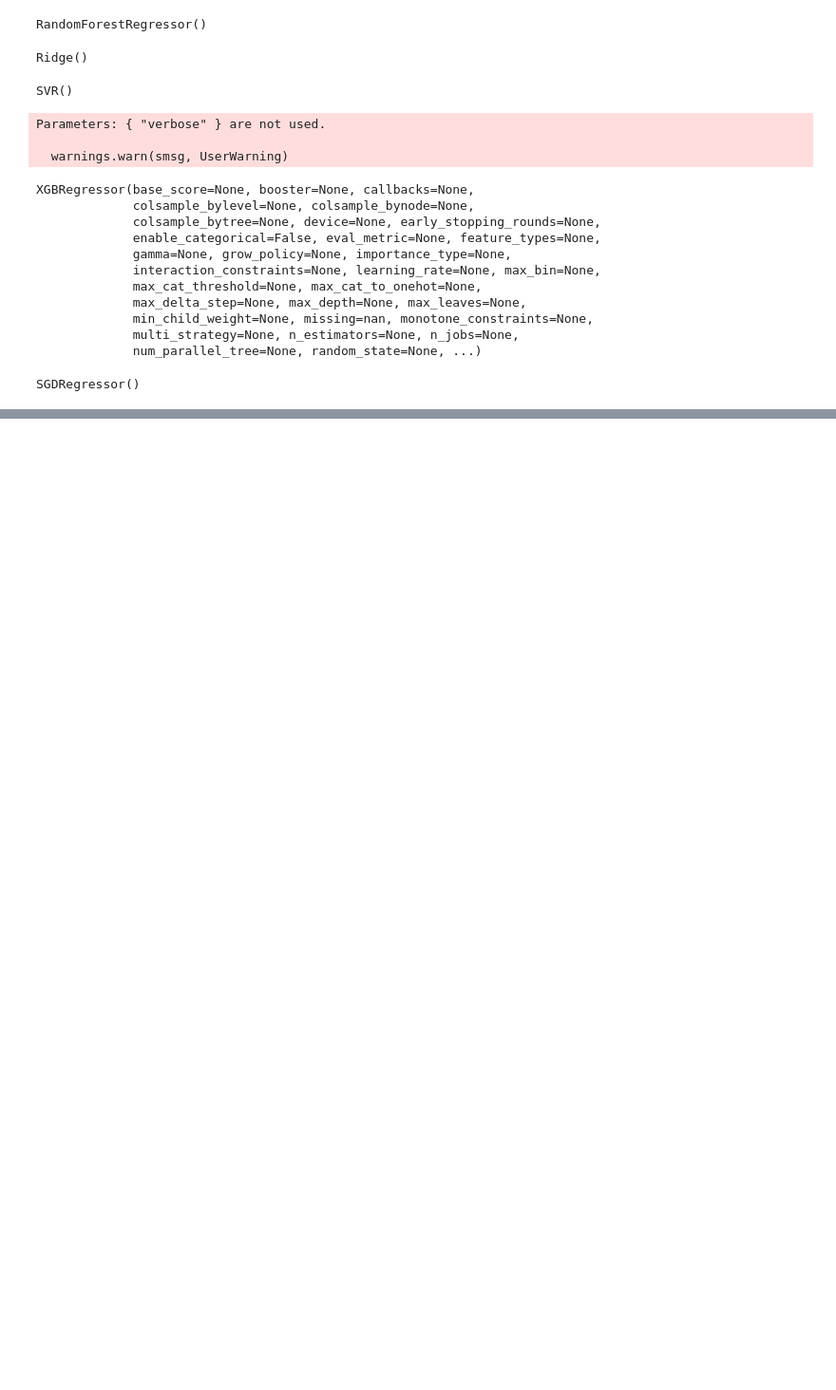
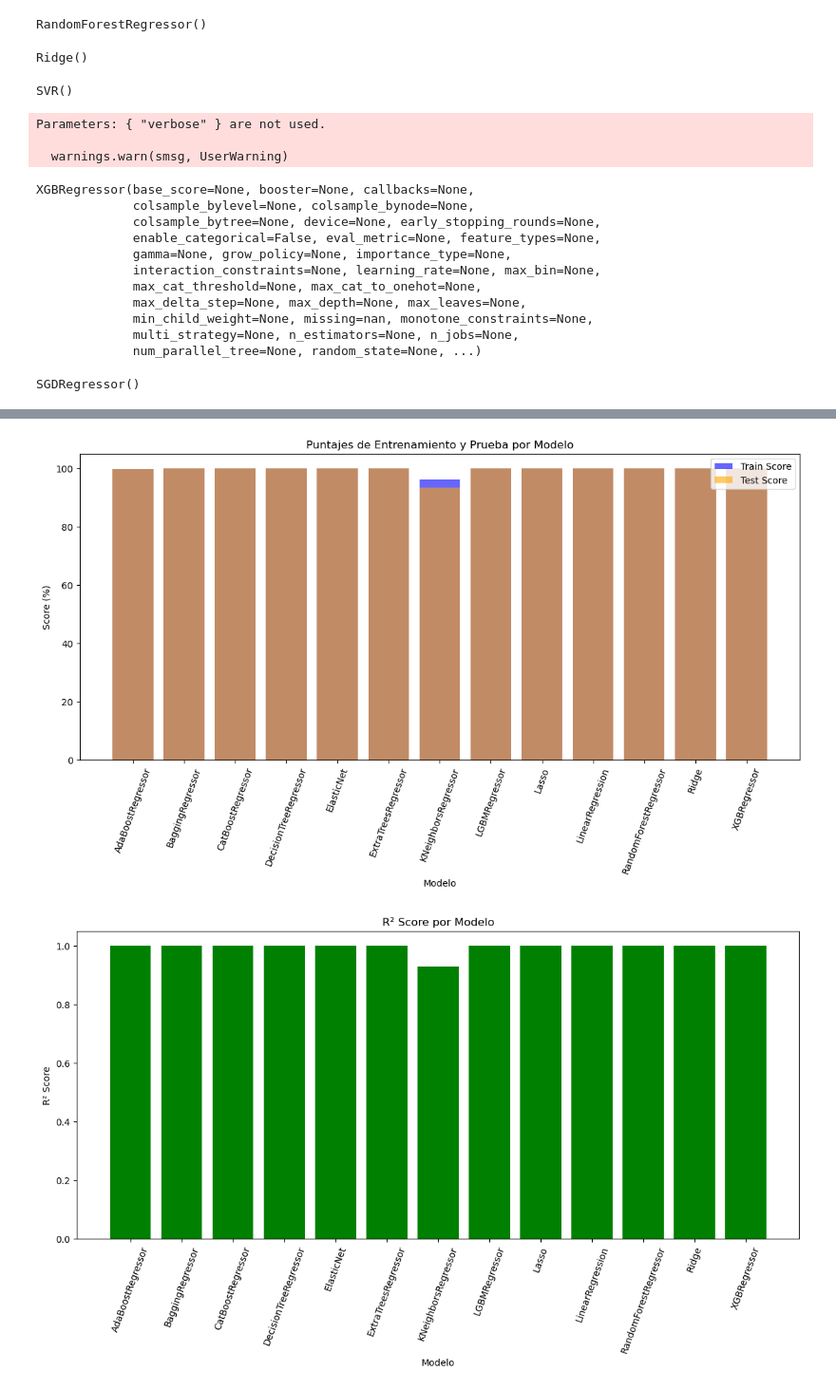
Before and after one commit to josemauma/TFG-ML-DL-WIND-SOLAR-FARMS, a Jupyter notebook: SOLAR PANELS/TFG_SP1_ML.ipynb, the cells around one changed output, grey strips where cells are left out. Shown at 95% size. Cells and saved outputs as stored; diff of their text form; code cells hidden in the pictures; blank space fills up the shorter version.

Commit message:
feat: cambios en diferentes modelos

```diff
--- a/SOLAR PANELS/TFG_SP1_ML.ipynb
+++ b/SOLAR PANELS/TFG_SP1_ML.ipynb
@@ -194,3 +180,9 @@ from sklearn.metrics import mean_squared_error, r2_score
+# %%
+features = ['AC_POWER', 'DAILY_YIELD', 'TOTAL_YIELD','AMBIENT_TEMPERATURE',
+            'MODULE_TEMPERATURE', 'IRRADIATION']
+# Definir X (variables predictoras) y Y (variable objetivo)
+X = df_GD1_limpio[features]
+Y = df_GD1_limpio['DC_POWER']
 # %%
 X_train, X_test, y_train, y_test = train_test_split(X, Y, test_size=0.2, random_state=42, shuffle=True)
 # %%
@@ -369,2 +361,44 @@ model_score
 | 11 | Ridge | 100.0% | 100.0% | 1.0 | 0.00% | good | 214.90 |
 | 13 | XGBRegressor | 100.0% | 100.0% | 1.0 | 0.00% | good | 348.80 |
+# %%
+# Gráfica de Barras de los Puntajes de Entrenamiento y Prueba
+plt.figure(figsize=(14, 6))
+plt.bar(model_score['Modelo'], model_score['Train score'].str.rstrip('%').astype(float), color='blue', alpha=0.6, label='Train Score')
+plt.bar(model_score['Modelo'], model_score['Test score'].str.rstrip('%').astype(float), color='orange', alpha=0.6, label='Test Score')
+plt.xticks(rotation=70)
+plt.title('Puntajes de Entrenamiento y Prueba por Modelo')
+plt.xlabel('Modelo')
+plt.ylabel('Score (%)')
+plt.legend()
+plt.show()
+
+# Gráfica de R² Score
+plt.figure(figsize=(14, 6))
+plt.bar(model_score['Modelo'], model_score['R² score'].astype(float), color='green')
+plt.xticks(rotation=70)
+plt.title('R² Score por Modelo')
+plt.xlabel('Modelo')
+plt.ylabel('R² Score')
+plt.show()
+
+# Gráfica de Errores Cuadráticos (Squared Error)
+plt.figure(figsize=(14, 6))
+plt.bar(model_score['Modelo'], model_score['Squared error'].str.rstrip('%').astype(float), color='red')
+plt.xticks(rotation=70)
+plt.title('Error Cuadrático por Modelo')
+plt.xlabel('Modelo')
+plt.ylabel('Error Cuadrático')
+plt.show()
+
+# Gráfica de Diferencia entre Train y Test Score
+plt.figure(figsize=(14, 6))
+train_test_diff = model_score['Train score'].str.rstrip('%').astype(float) - model_score['Test score'].str.rstrip('%').astype(float)
+plt.bar(model_score['Modelo'], train_test_diff, color='purple')
+plt.xticks(rotation=70)
+plt.title('Diferencia entre Train y Test Score por Modelo')
+plt.xlabel('Modelo')
+plt.ylabel('Diferencia (%)')
+plt.show()
+# %% [output]
+[figure, added]
+[figure, added]
```
Also changed, not shown: parts of 9 cells of this notebook, 17 other files.
